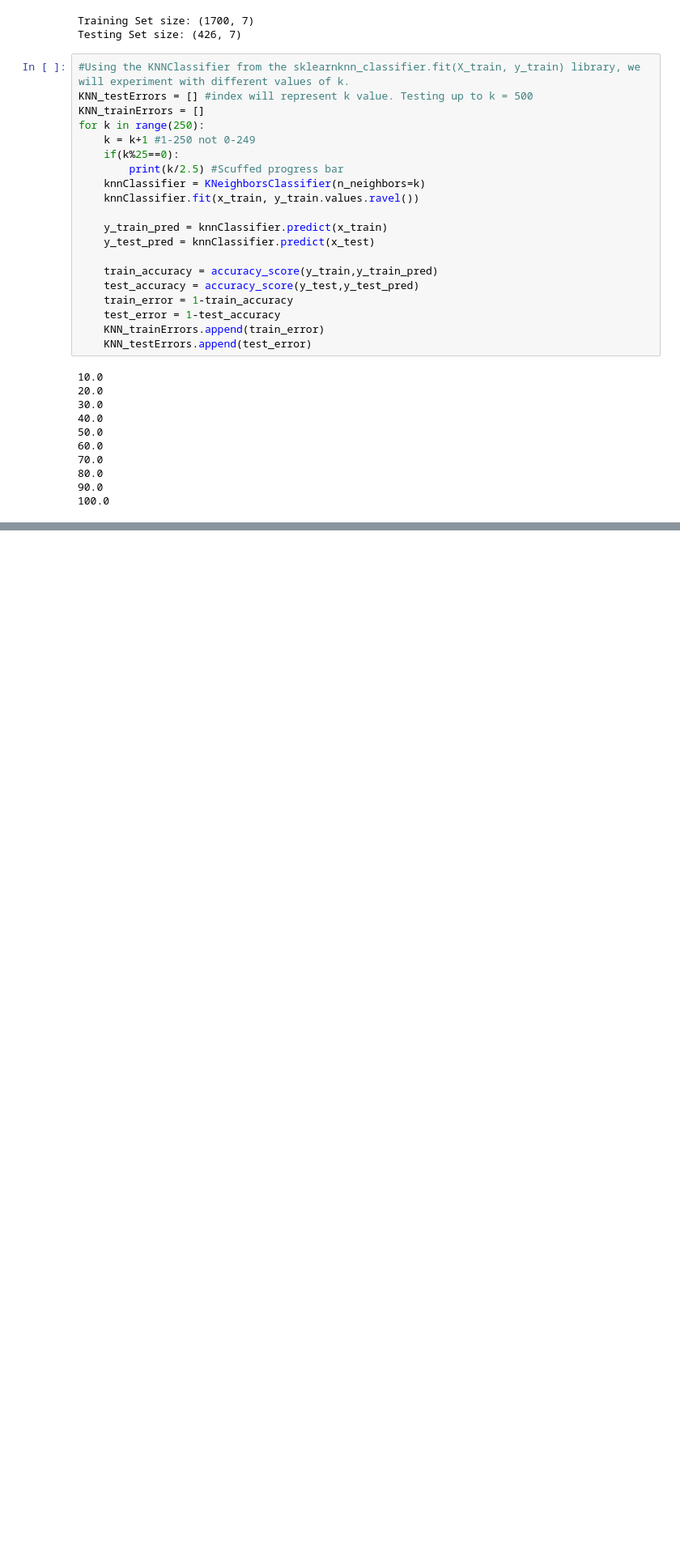
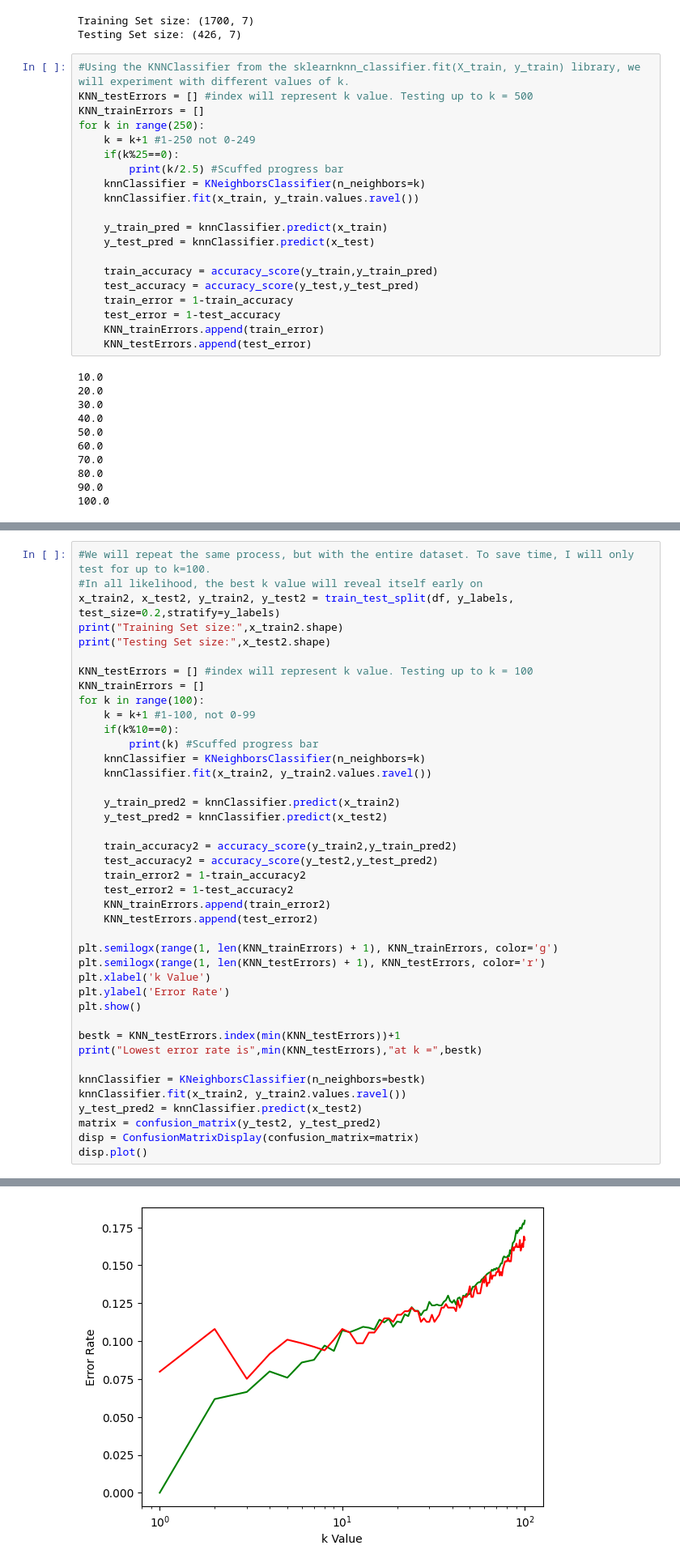
Before and after one commit to sharvdawg/FetusHealthML, a Jupyter notebook: Final Project 184 Code.ipynb, the cells around one changed output, grey strips where cells are left out. Shown at 81% size. Drawn from its saved outputs; the diff is of its cells as text; blank space fills up the shorter version.

```diff
--- a/Final Project 184 Code.ipynb
+++ b/Final Project 184 Code.ipynb
@@ -92,0 +94,42 @@ disp.plot()
+# %%
+#We will repeat the same process, but with the entire dataset. To save time, I will only test for up to k=100.
+#In all likelihood, the best k value will reveal itself early on
+x_train2, x_test2, y_train2, y_test2 = train_test_split(df, y_labels, test_size=0.2,stratify=y_labels)
+print("Training Set size:",x_train2.shape)
+print("Testing Set size:",x_test2.shape)
+
+KNN_testErrors = [] #index will represent k value. Testing up to k = 100
+KNN_trainErrors = []
+for k in range(100):
+    k = k+1 #1-100, not 0-99
+    if(k%10==0):
+        print(k) #Scuffed progress bar
+    knnClassifier = KNeighborsClassifier(n_neighbors=k)
+    knnClassifier.fit(x_train2, y_train2.values.ravel())
+
+    y_train_pred2 = knnClassifier.predict(x_train2)
+    y_test_pred2 = knnClassifier.predict(x_test2)
+
+    train_accuracy2 = accuracy_score(y_train2,y_train_pred2)
+    test_accuracy2 = accuracy_score(y_test2,y_test_pred2)
+    train_error2 = 1-train_accuracy2
+    test_error2 = 1-test_accuracy2
+    KNN_trainErrors.append(train_error2)
+    KNN_testErrors.append(test_error2)
+
+plt.semilogx(range(1, len(KNN_trainErrors) + 1), KNN_trainErrors, color='g')
+plt.semilogx(range(1, len(KNN_testErrors) + 1), KNN_testErrors, color='r')
+plt.xlabel('k Value')
+plt.ylabel('Error Rate')
+plt.show()
+
+bestk = KNN_testErrors.index(min(KNN_testErrors))+1
+print("Lowest error rate is",min(KNN_testErrors),"at k =",bestk)
+
+knnClassifier = KNeighborsClassifier(n_neighbors=bestk)
+knnClassifier.fit(x_train2, y_train2.values.ravel())
+y_test_pred2 = knnClassifier.predict(x_test2)
+matrix = confusion_matrix(y_test2, y_test_pred2)
+disp = ConfusionMatrixDisplay(confusion_matrix=matrix)
+disp.plot()
+# %% [output]
@@ -92,0 +148 @@ disp.plot()
+[figure, added]
```
Also changed, not shown: parts of 6 cells of this notebook.
